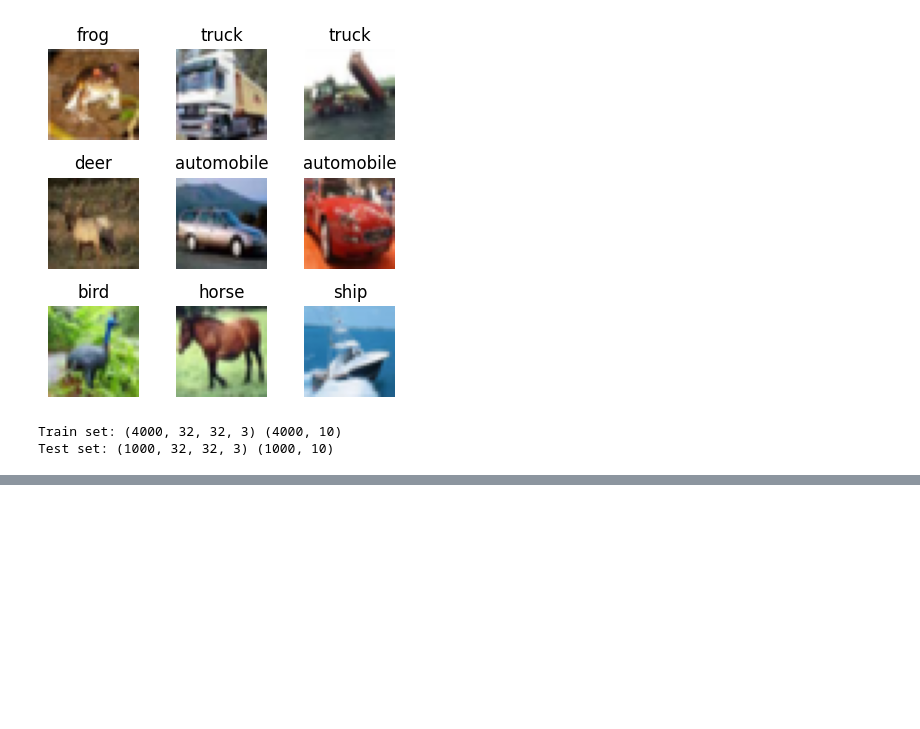
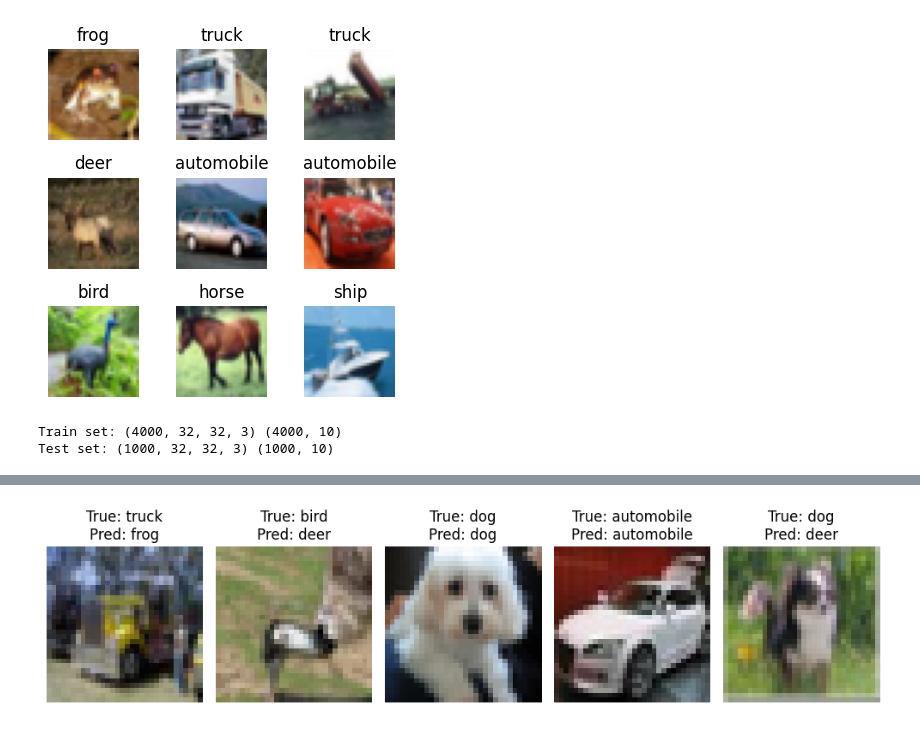
Before and after one commit to mirayanali5/Deep-Learning-Lab, a Jupyter notebook: (9th Problem) 13-10-2025.ipynb, the cells around one changed output, grey strips where cells are left out. Drawn from its saved outputs; the diff is of its cells as text; code cells hidden in the pictures; blank space fills up the shorter version.

```diff
--- a/(9th Problem) 13-10-2025.ipynb
+++ b/(9th Problem) 13-10-2025.ipynb
@@ -61,0 +151,15 @@ model = tf.keras.Sequential([
+# %%
+num_samples = 5
+idx = np.random.randint(0,len(X_test),num_samples)
+sample_images = X_test[idx]
+sample_labels = y_true[idx]
+sample_preds = np.argmax(model.predict(sample_images),axis=1)
+plt.figure(figsize=(10,4))
+for i in range (num_samples):
+    plt.subplot(1,num_samples,i+1)
+    plt.imshow(sample_images[i])
+    plt.title(f"True: {label_names[sample_labels[i]]}\nPred: {label_names[sample_preds[i]]}")
+    plt.axis('off')
+    plt.tight_layout()
+    plt.show
+# %% [output]
@@ -61,0 +167 @@ model = tf.keras.Sequential([
+[figure, added]
```
Also changed, not shown: parts of 10 cells of this notebook, 1 other file.
